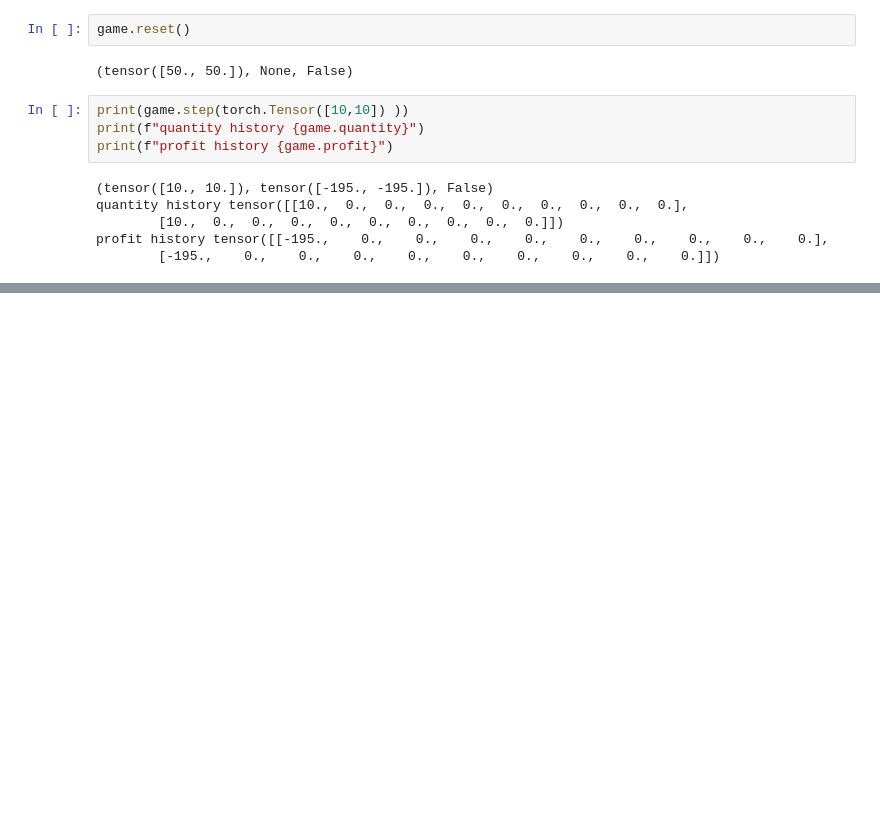
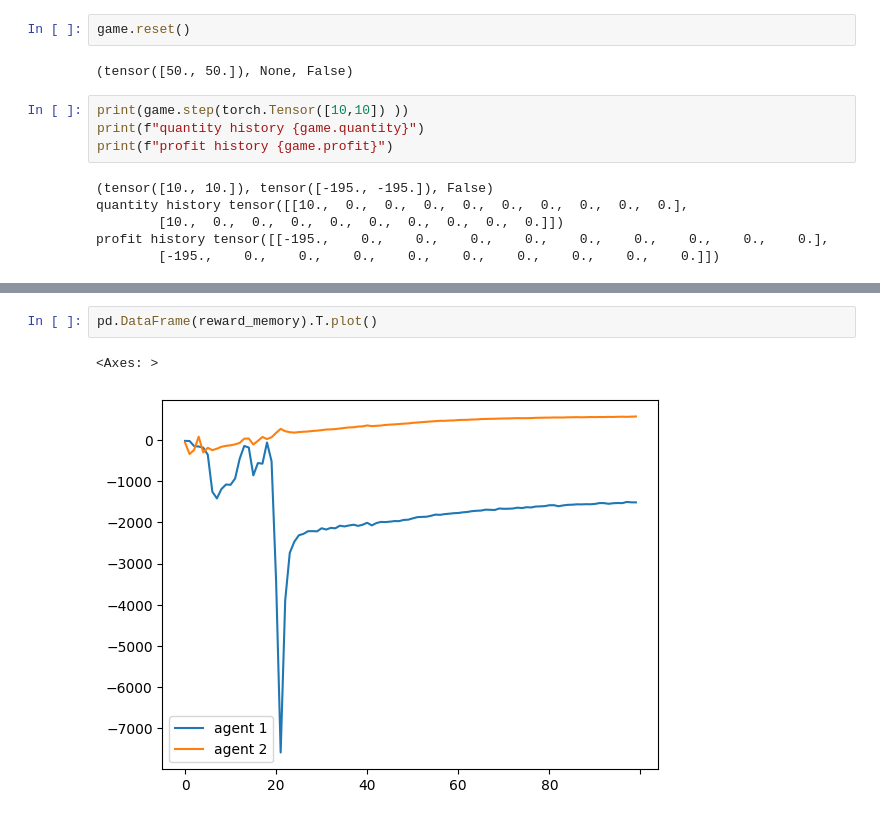
Before and after one commit to playbook1/EquiLearn_Sberg, a Jupyter notebook: classes/test.ipynb, the cells around one changed output, grey strips where cells are left out. Drawn from its saved outputs; the diff is of its cells as text; blank space fills up the shorter version.

```diff
--- a/classes/test.ipynb
+++ b/classes/test.ipynb
@@ -84,0 +97,5 @@ tensor(-8.8265)
+# %%
+pd.DataFrame(reward_memory).T.plot()
+# %% [output]
+<Axes: >
+[figure, added]
```
Also changed, not shown: parts of 2 cells of this notebook, 2 other files.
